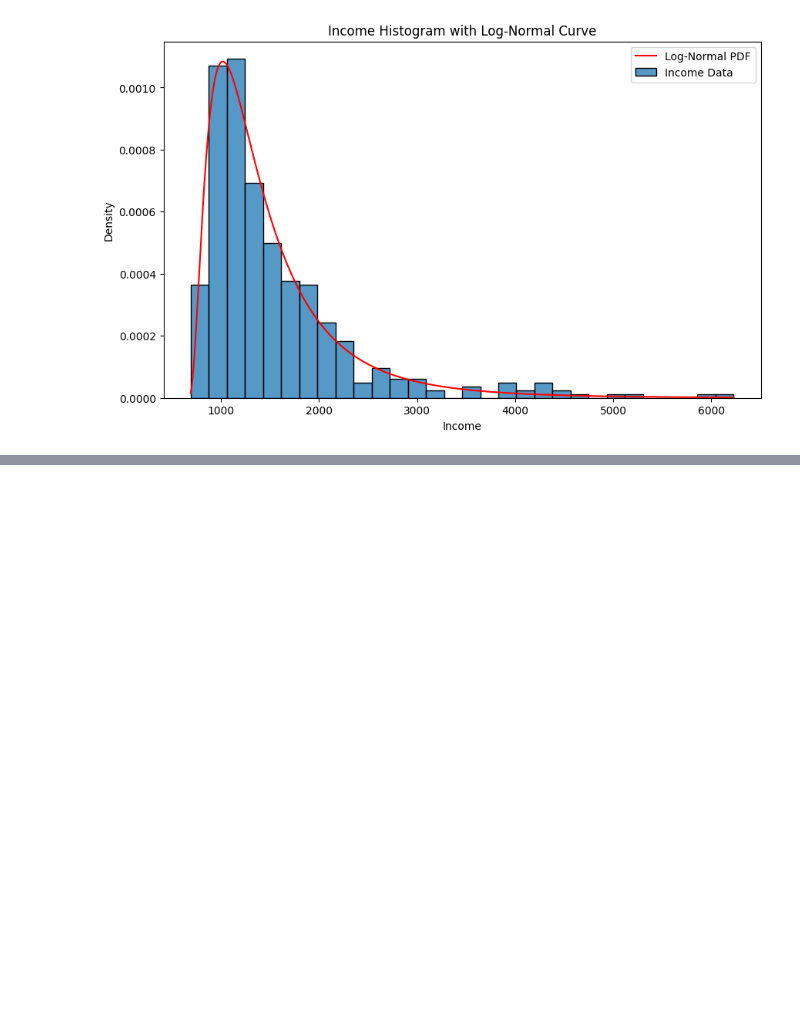
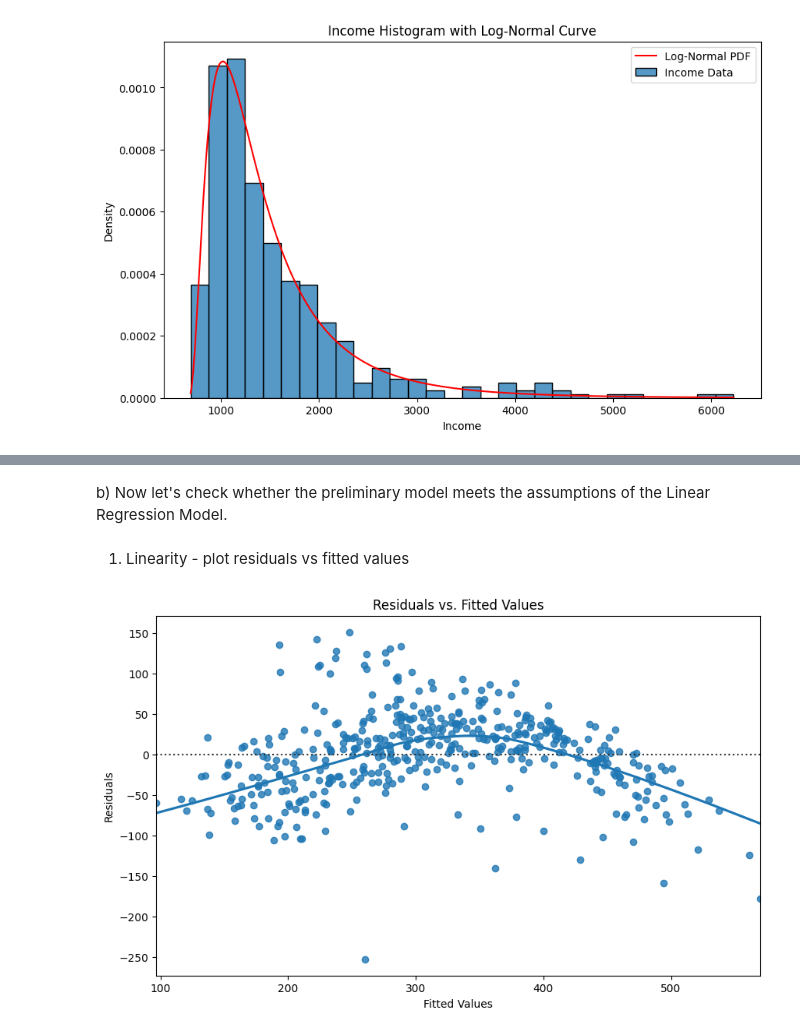
Before and after one commit to Sivvak/sml, a Jupyter notebook: hw1/SML_project1.ipynb, the cells around one changed output, grey strips where cells are left out. Drawn from its saved outputs; the diff is of its cells as text; code cells hidden in the pictures; blank space fills up the shorter version.

```diff
--- a/hw1/SML_project1.ipynb
+++ b/hw1/SML_project1.ipynb
@@ -502,13 +502,14 @@ def wealth_class(income):
         return "upper class"
 
 
-data["wealth_class"] = data["income"].apply(wealth_class)
+extended_data = data.copy()
+extended_data["wealth_class"] = data["income"].apply(wealth_class)
 
 # first plot the calculated information as boxplots to gain some visual insight
 plt.figure(figsize=(10, 8))
 sns.boxplot(
-    x=data["wealth_class"],
-    y=data["expenses"],
+    x=extended_data["wealth_class"],
+    y=extended_data["expenses"],
     order=wealth_classes,
 )
 plt.title("Boxplot of Expenses on Food against the Wealth Class")
@@ -788,0 +794,9 @@ plt.show()
+# %%
+data_encoded = pd.get_dummies(data, columns=qual_vars, drop_first=True)
+
+X = data_encoded.drop(columns=["id", "expenses"])
+y = data_encoded["expenses"]
+
+X = sm.add_constant(X)
+model = sm.OLS(y, X.astype(float)).fit()
+print(model.summary())
@@ -788,0 +827,13 @@ plt.show()
+# %% [markdown]
+b) Now let's check whether the preliminary model meets the assumptions of the Linear Regression Model.
+# %% [markdown]
+1. Linearity - plot residuals vs fitted values
+# %%
+plt.figure(figsize=(10, 6))
+sns.residplot(x=model.fittedvalues, y=model.resid, lowess=True)
+plt.xlabel("Fitted Values")
+plt.ylabel("Residuals")
+plt.title("Residuals vs. Fitted Values")
+plt.show()
+# %% [output]
+[figure, added]
```
Also changed, not shown: parts of 36 cells of this notebook.
